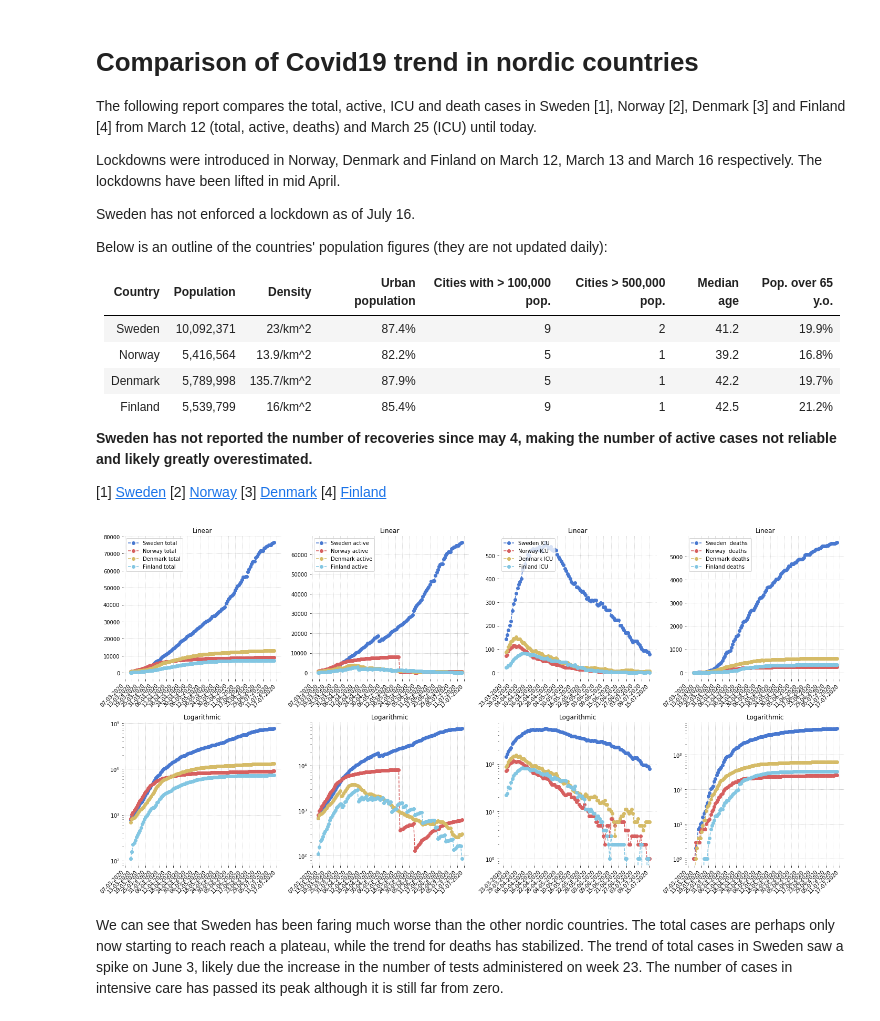
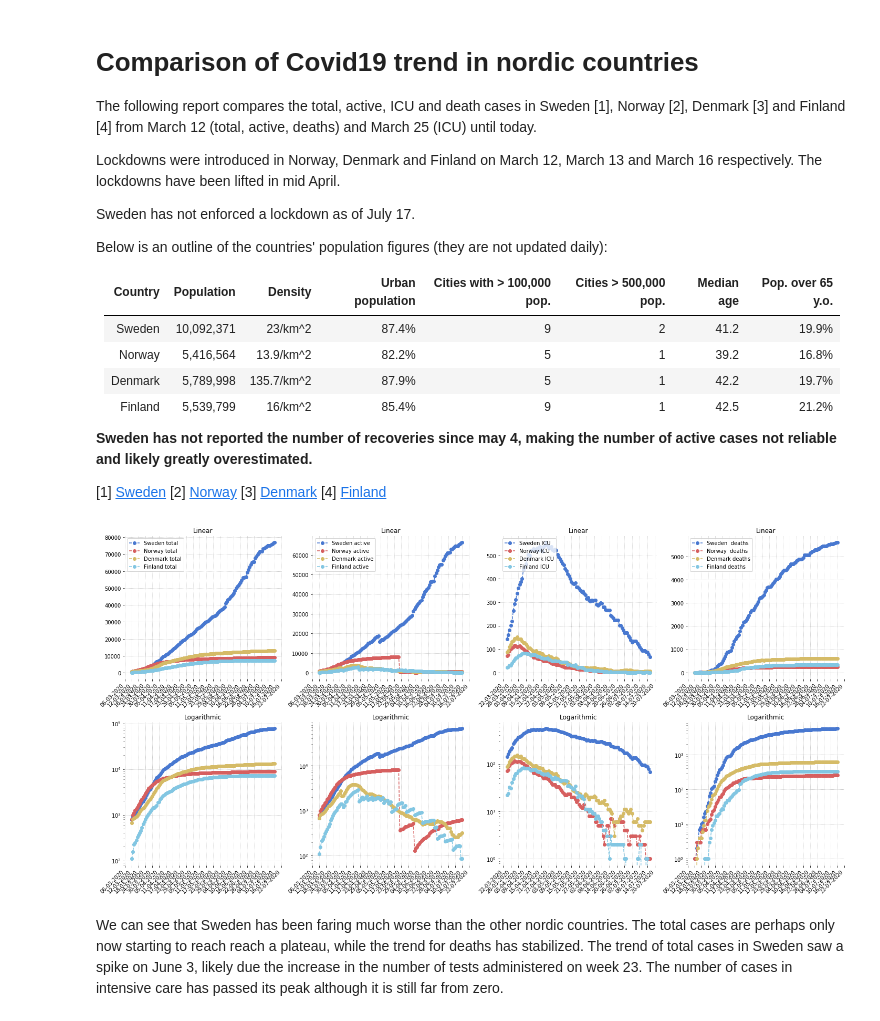
Before and after one commit to eera-l/Covid19-Sweden-Overview, a Jupyter notebook: c19-nordics.ipynb, the cells around one changed output. Saved outputs shown, nothing was run; the diff lists cells and outputs as text; code cells hidden in the pictures.

Commit message:
added data for july 16

```diff
--- a/c19-nordics.ipynb
+++ b/c19-nordics.ipynb
@@ -5,7 +5,7 @@ The following report compares the total, active, ICU and death cases in Sweden [
 
 Lockdowns were introduced in Norway, Denmark and Finland on March 12, March 13 and March 16 respectively. The lockdowns have been lifted in mid April.
 
-Sweden has not enforced a lockdown as of July 16.
+Sweden has not enforced a lockdown as of July 17.
 
 Below is an outline of the countries' population figures (they are not updated daily):
 
@@ -36,7 +36,7 @@ swe_tot = np.array([772, 924, 995, 1064, 1147, 1266, 1411, 1554, 1734, 1868, 198
                     33296, 33537, 34025, 34604, 35295, 35906, 36592, 37294, 37736, 38072, 38774, 40945, 42064, 43144, 43946, 44845, 45301,
                     46124, 46900, 48488, 49900, 51021, 51667, 52383, 53323, 54787, 56360, 56360, 56661, 56661, 59318, 61007, 62397, 64112,
                     65227, 65484, 65484, 67742, 68551, 69917, 70738, 71591, 71591, 71725, 73252, 73495, 74072, 74467, 75009, 75009, 75009,
-                    75911, 76224, 76681])
+                    75911, 76224, 76681, 77063])
 
 nor_tot = np.array([811, 1002, 1114, 1265, 1360, 1485, 1616, 1795, 1998, 2212, 2419, 2656, 2934, 3180, 3409, 3775, 4040, 4288, 4451, 4674,
                     4871, 5114, 5334, 5525, 5661, 5804, 5948, 6077, 6228, 6327, 6417, 6487, 6525, 6603, 6623, 6905, 6937, 7036, 7078, 7156,
@@ -44,7 +44,7 @@ nor_tot = np.array([811, 1002, 1114, 1265, 1360, 1485, 1616, 1795, 1998, 2212, 2
                     8132, 8157, 8175, 8196, 8219, 8237, 8249, 8257, 8267, 8281, 8309, 8332, 8346, 8352, 8364, 8383, 8401, 8411, 8422, 8437,
                     8440, 8446, 8455, 8477, 8504, 8522, 8531, 8547, 8561, 8576, 8594, 8608, 8620, 8628, 8631, 8647, 8660, 8692, 8708, 8726,
                     8742, 8745, 8751, 8772, 8788, 8788, 8832, 8846, 8855, 8862, 8879, 8896, 8902, 8921, 8926, 8930, 8936, 8947, 8950, 8965,
-                    8974, 8977, 8981, 8984, 9001, 9011])
+                    8974, 8977, 8981, 8984, 9001, 9011, 9015])
 
 dan_tot = np.array([674, 804, 836, 864, 914, 977, 1057, 1151, 1255, 1326, 1395, 1460, 1591, 1724, 1877, 2046, 2201, 2395, 2577, 2860, 3107,
                     3386, 3757, 4077, 4369, 4681, 5071, 5402, 5635, 5819, 5996, 6174, 6318, 6511, 6681, 6879, 7073, 7242, 7384, 7515, 7695,
@@ -53,7 +53,7 @@ dan_tot = np.array([674, 804, 836, 864, 914, 977, 1057, 1151, 1255, 1326, 1395,
                     11428, 11480, 11512, 11593, 11633, 11669, 11699, 11734, 11771, 11811, 11875, 11924, 11948, 11962, 12001,
                     12016, 12035, 12099, 12139, 12193, 12217, 12250, 12294, 12344, 12391, 12391, 12391, 12527, 12561, 12615,
                     12636, 12675, 12675, 12675, 12751, 12768, 12794, 12815, 12832, 12832, 12832, 12878, 12888, 12900, 12916,
-                    12946, 12946, 12946, 13037, 13061, 13092])
+                    12946, 12946, 12946, 13037, 13061, 13092, 13124])
 
 fin_tot = np.array([109, 155, 225, 244, 278, 322, 359, 400, 450, 523, 626, 700, 792, 880, 958, 1041, 1167, 1240, 1352, 1418, 1446,
                     1518, 1615, 1882, 1927, 2176, 2308, 2487, 2605, 2769, 2905, 2974, 3064, 3161, 3237, 3369, 3489, 3681, 3783,
@@ -61,7 +61,7 @@ fin_tot = np.array([109, 155, 225, 244, 278, 322, 359, 400, 450, 523, 626, 700,
                     5738, 5880, 5962, 5984, 6003, 6054, 6145, 6228, 6286, 6347, 6380, 6399, 6443, 6493, 6537, 6568, 6579, 6599,
                     6628, 6692, 6743, 6776, 6826, 6859, 6885, 6887, 6911, 6911, 6941, 6964, 6981, 7001, 7025, 7040, 7064, 7073,
                     7087, 7104, 7108, 7112, 7117, 7119, 7133, 7142, 7143, 7144, 7155, 7167, 7172, 7191, 7198, 7198, 7209, 7214,
-                    7236, 7241, 7242, 7248, 7253, 7257, 7262, 7265, 7273, 7279, 7291, 7294, 7295, 7296, 7293])
+                    7236, 7241, 7242, 7248, 7253, 7257, 7262, 7265, 7273, 7279, 7291, 7294, 7295, 7296, 7293, 7293])
 
 # ----------
 swe_act = np.array([685, 812, 958, 1036, 1113, 1187, 1276, 1412, 1607, 1734, 1897, 2003, 2243, 2448, 2747, 2948, 3326, 3574, 3928,
@@ -71,7 +71,7 @@ swe_act = np.array([685, 812, 958, 1036, 1113, 1187, 1276, 1412, 1607, 1734, 189
                     22853, 23390, 24026, 24296, 24534, 24988, 25487, 26081, 26644, 27260, 27915, 28350, 28668, 29302, 31396, 32495,
                     33499, 34297, 35185, 35608, 36396, 37105, 38668, 40042, 41158, 41804, 42503, 43400, 44753, 46311, 46311, 46611,
                     46611, 49196, 50854, 52204, 53892, 54961, 55209, 55209, 57439, 58229, 59551, 60331, 61174, 61174, 61307, 62820,
-                    63052, 63586, 63964, 64484, 64484, 64484, 65376, 65672, 66100])
+                    63052, 63586, 63964, 64484, 64484, 64484, 65376, 65672, 66100, 66475])
 
 nor_act = np.array([798, 994, 1105, 1252, 1344, 1467, 1584, 1782, 1951, 2151, 2372, 2609, 2848, 3064, 3352, 3745, 3985, 4251, 4401,
                     4589, 4820, 5065, 5279, 5456, 5584, 5757, 5965, 5909, 6079, 6169, 6258, 6365, 6437, 6452, 6615, 6721, 6744, 6840,
@@ -79,7 +79,7 @@ nor_act = np.array([798, 994, 1105, 1252, 1344, 1467, 1584, 1782, 1951, 2151, 23
                     7820, 7848, 7854, 7876, 7897, 7914, 7932, 7955, 7973, 7985, 7992, 8002, 8015, 8042, 370, 384, 390, 402, 421, 439,
                     448, 459, 474, 477, 483, 491, 513, 128, 146, 155, 171, 184, 199, 217, 228, 240, 248, 251, 267, 280, 311, 326, 344,
                     360, 363, 365, 386, 401, 401, 445, 459, 468, 475, 491, 507, 513, 532, 537, 541, 547, 558, 561, 575, 584, 587, 591,
-                    593, 610, 620])
+                    593, 610, 620, 623])
 
 dan_act = np.array([673, 803, 834, 861, 909, 972, 1052, 1144, 1245, 1312, 1381, 1435, 1558, 1689, 1835, 1993, 2135, 2322, 2499, 2769,
                     2109, 2174, 2425, 2633, 2863, 3116, 3377, 3563, 3662, 3799, 3781, 3778, 3798, 3697, 3624, 3535, 3348, 3049, 2888,
@@ -87,7 +87,7 @@ dan_act = np.array([673, 803, 834, 861, 909, 972, 1052, 1144, 1245, 1312, 1381,
                     1700, 1683, 1652, 1484, 1471, 1371, 1295, 1208, 1153, 1119, 1077, 1027, 978, 905, 892, 898, 860, 821, 809, 764,
                     785, 735, 733, 711, 665, 639, 609, 636, 616, 604, 577, 559, 519, 487, 512, 507, 528, 529, 527, 511, 502, 509,
                     509, 509, 578, 565, 590, 573, 563, 563, 563, 534, 514, 495, 440, 409, 409, 409, 336, 296, 290, 262, 260, 260,
-                    260, 297, 291, 300])
+                    260, 297, 291, 300, 319])
 
 fin_act = np.array([108, 154, 215, 234, 268, 312, 349, 390, 440, 512, 615, 689, 781, 867, 943, 1024, 1148, 1219, 1329, 1391, 1419, 1199,
                     1295, 1557, 1599, 1849, 1974, 2147, 2263, 2421, 2556, 2618, 2705, 2797, 2865, 1594, 1707, 1891, 1989, 1770, 1873,
@@ -95,7 +95,7 @@ fin_act = np.array([108, 154, 215, 234, 268, 312, 349, 390, 440, 512, 615, 689,
                     1713, 1428, 1470, 1558, 935, 989, 1049, 1080, 1098, 1339, 1387, 1431, 1462, 1472, 1191, 1216, 1279, 930,
                     962, 1010, 1039, 1067, 1067, 1090, 789, 819, 842, 858, 878, 901, 916, 539, 548, 562, 578, 582, 586, 591,
                     593, 607, 616, 617, 417, 428, 240, 245, 263, 270, 270, 281, 286, 208, 213, 213, 219, 224, 228, 233, 136,
-                    144, 150, 162, 165, 166, 165, 85])
+                    144, 150, 162, 165, 166, 165, 85, 85])
 
 # From march 25th
 swe_icu = np.array([142, 160, 182, 202, 219, 265, 293, 312, 339, 361, 376, 387, 400, 439, 451, 464, 486, 503, 500, 521, 522, 528,
@@ -103,22 +103,22 @@ swe_icu = np.array([142, 160, 182, 202, 219, 265, 293, 312, 339, 361, 376, 387,
                     466, 459, 443, 434, 422, 411, 401, 388, 381, 379, 383, 366, 366, 358, 352, 344, 347, 337, 331, 316, 320, 310,
                     305, 309, 307, 309, 308, 292, 287, 291, 298, 296, 280, 280, 268, 267, 267, 267, 245, 239, 232, 223, 223, 223,
                     223, 202, 201, 191, 182, 170, 170, 170, 157, 150, 139, 129, 135, 135, 135, 125, 118, 110, 100, 94, 94, 94, 89,
-                    87, 79])
+                    87, 79, 67])
 
 nor_icu = np.array([72, 75, 91, 101, 104, 110, 117, 114, 110, 112, 114, 109, 105, 101, 95, 92, 89, 83, 79, 73, 71, 64, 64, 65, 61, 58,
                     58, 58, 54, 50, 53, 50, 49, 52, 44, 40, 37, 37, 37, 33, 33, 33, 30, 28, 26, 24, 22, 22, 23, 23, 23, 20, 20, 20, 18,
                     16, 17, 14, 13, 12, 12, 14, 11, 11, 10, 8, 8, 8, 8, 9, 6, 6, 5, 5, 5, 5, 3, 2, 4, 5, 5, 3, 7, 7, 6, 5, 6, 6, 6, 7,
-                    6, 6, 6, 4, 4, 4, 2, 2, 3, 3, 3, 3, 3, 2, 2, 3, 2, 2, 2, 2, 1, 1, 1])
+                    6, 6, 6, 4, 4, 4, 2, 2, 3, 3, 3, 3, 3, 2, 2, 3, 2, 2, 2, 2, 1, 1, 1, 1])
 
 dan_icu = np.array([87, 94, 109, 121, 131, 137, 145, 146, 153, 143, 142, 144, 133, 127, 127, 120, 113, 106, 104, 100, 93, 89, 92, 93, 87,
                     84, 84, 81, 80, 74, 69, 70, 70, 72, 66, 66, 62, 61, 60, 62, 57, 49, 46, 43, 42, 39, 40, 43, 43, 37, 35, 32, 28, 27,
                     26, 25, 25, 23, 23, 19, 21, 20, 23, 22, 20, 18, 20, 20, 20, 21, 20, 17, 17, 15, 15, 16, 15, 17, 14, 14, 11, 11, 10,
-                    9, 6, 3, 6, 6, 6, 7, 8, 8, 9, 11, 11, 10, 9, 10, 11, 9, 6, 6, 6, 7, 5, 5, 5, 4, 5, 6, 6, 6, 6])
+                    9, 6, 3, 6, 6, 6, 7, 8, 8, 9, 11, 11, 10, 9, 10, 11, 9, 6, 6, 6, 7, 5, 5, 5, 4, 5, 6, 6, 6, 6, 6])
 
 fin_icu = np.array([22, 24, 32, 31, 41, 49, 56, 62, 65, 72, 73, 76, 81, 83, 82, 82, 81, 80, 77, 74, 75, 75, 76, 73, 70, 68, 67, 63, 63,
                     60, 61, 60, 62, 56, 56, 51, 48, 49, 52, 49, 49, 48, 44, 44, 45, 45, 45, 44, 34, 35, 33, 32, 30, 29, 34, 25, 20, 22,
                     21, 21, 19, 18, 11, 11, 11, 10, 11, 10, 9, 9, 7, 8, 8, 7, 6, 6, 4, 4, 4, 3, 2, 1, 3, 2, 2, 2, 2, 2, 2, 2, 2, 2, 2,
-                    1, 1, 0, 0, 0, 0, 0, 0, 0, 0, 1, 1, 2, 2, 0, 0, 0, 1, 1, 0])
+                    1, 1, 0, 0, 0, 0, 0, 0, 0, 0, 1, 1, 2, 2, 0, 0, 0, 1, 1, 0, 0])
 
 # From march 12th
 swe_d = np.array([1, 1, 2, 3, 7, 8, 10, 11, 16, 20, 23, 33, 40, 63, 78, 105, 112, 123, 167, 199, 259, 307, 358, 391, 428, 506, 618, 696,
@@ -126,25 +126,25 @@ swe_d = np.array([1, 1, 2, 3, 7, 8, 10, 11, 16, 20, 23, 33, 40, 63, 78, 105, 112
                   2604, 2667, 2686, 2698, 2787, 2877, 2959, 3056, 3191, 3229, 3239, 3279, 3343, 3476, 3550, 3669, 3689, 3694, 3712, 3783,
                   3857, 3895, 3956, 4029, 4032, 4066, 4146, 4243, 4291, 4361, 4408, 4415, 4433, 4501, 4578, 4598, 4674, 4678, 4689, 4722,
                   4757, 4824, 4849, 4887, 4892, 4892, 4909, 4952, 5063, 5078, 5078, 5079, 5079, 5151, 5182, 5222, 5249, 5295, 5304, 5304,
-                  5332, 5351, 5395, 5436, 5446, 5446, 5447, 5461, 5472, 5515, 5532, 5554, 5554, 5554, 5564, 5581, 5610])
+                  5332, 5351, 5395, 5436, 5446, 5446, 5447, 5461, 5472, 5515, 5532, 5554, 5554, 5554, 5564, 5581, 5610, 5617])
 
 nor_d = np.array([1, 1, 3, 3, 3, 3, 6, 7, 7, 7, 7, 10, 12, 13, 14, 19, 23, 26, 32, 39, 44, 50, 60, 62, 71, 77, 89, 101, 108, 113, 119, 128,
                   134, 139, 150, 152, 161, 164, 165, 181, 182, 187, 194, 199, 201, 201, 205, 206, 207, 210, 210, 211, 211, 214, 215, 216, 217,
                   218, 219, 219, 224, 228, 229, 232, 232, 232, 232, 233, 233, 234, 235, 235, 235, 235, 235, 235, 235, 236, 236, 236, 236, 236,
                   237, 237, 238, 238, 238, 238, 239, 239, 239, 242, 242, 242, 242, 242, 242, 243, 244, 244, 244, 244, 248, 248, 249, 249, 249,
-                  249, 249, 249, 250, 251, 251, 251, 251, 251, 251, 251, 251, 252, 252, 252, 252, 253, 253, 253])
+                  249, 249, 249, 250, 251, 251, 251, 251, 251, 251, 251, 251, 252, 252, 252, 252, 253, 253, 253, 254])
 
 dan_d = np.array([0, 0, 1, 2, 4, 4, 4, 6, 9, 13, 13, 24, 32, 34, 41, 52, 65, 72, 77, 90, 104, 123, 139, 161, 179, 187, 203, 218, 237, 247, 260,
                   273, 285, 299, 309, 321, 336, 346, 355, 364, 370, 384, 394, 403, 418, 422, 427, 434, 443, 452, 460, 475, 484, 493, 503, 506,
                   514, 522, 526, 529, 533, 527, 533, 537, 537, 543, 547, 548, 551, 554, 561, 561, 561, 562, 563, 563, 565, 568, 568, 571, 574,
                   576, 580, 580, 582, 586, 587, 589, 593, 593, 593, 593, 594, 597, 597, 598, 598, 598, 600, 600, 600, 600, 602, 603, 603, 603,
-                  604, 604, 604, 605, 605, 606, 606, 606, 606, 606, 607, 609, 609, 609, 609, 609, 609, 610, 610, 610])
+                  604, 604, 604, 605, 605, 606, 606, 606, 606, 606, 607, 609, 609, 609, 609, 609, 609, 610, 610, 610, 610])
 
 fin_d = np.array([0, 0, 0, 0, 0, 0, 0, 0, 0, 1, 1, 1, 1, 3, 4, 7, 9, 11, 13, 17, 17, 19, 20, 25, 28, 27, 34, 40, 42, 48, 49, 56, 59, 64, 72, 75,
                   82, 90, 94, 98, 141, 149, 172, 177, 186, 190, 193, 199, 206, 211, 218, 220, 230, 240, 246, 252, 255, 260, 265, 267, 271, 275,
                   284, 287, 293, 297, 298, 300, 301, 304, 306, 306, 306, 307, 308, 312, 313, 313, 314, 316, 318, 318, 320, 321, 322, 322, 322,
                   323, 323, 324, 324, 325, 325, 325, 326, 326, 326, 326, 326, 326, 326, 326, 327, 327, 327, 327, 328, 328, 328, 328, 328, 328,
-                  328, 328, 328, 328, 328, 328, 328, 328, 328, 328, 328, 328, 328, 328])
+                  328, 328, 328, 328, 328, 328, 328, 328, 328, 328, 328, 328, 328, 328, 328])
 
 interval = 6
 start = dt.date(2020, 3, 12)
@@ -229,34 +229,34 @@ ax7.plot(days_12, dan_d, '--yo', label='Denmark deaths')
 ax7.plot(days_12, fin_d, '--co', label='Finland deaths')
 ax7.legend(loc="upper left")
 ax7.set_title('Linear')
 ax7.xaxis.set_major_formatter(mdates.DateFormatter('%d-%m-%Y'))
 ax7.xaxis.set_major_locator(mdates.DayLocator(interval=interval))
 ax7.axes.grid(linestyle='dotted')
 
 ax8 = fig.add_subplot(248)
 ax8.plot(days_12, swe_d, '--bo')
 ax8.plot(days_12, nor_d, '--ro')
 ax8.plot(days_12, dan_d, '--yo')
 ax8.plot(days_12, fin_d, '--co')
 ax8.set_title('Logarithmic')
 ax8.xaxis.set_major_formatter(mdates.DateFormatter('%d-%m-%Y'))
 ax8.xaxis.set_major_locator(mdates.DayLocator(interval=interval))
 ax8.set_yscale('log')
 ax8.axes.grid(linestyle='dotted')
 
 
 for ax in fig.axes:
   for label in ax.get_xticklabels():
     label.set_ha("right")
     label.set_rotation(45)
 sns.set_color_codes('muted')
 sns.despine(left = True, bottom = True)
 fig.set_figheight(10)
 fig.set_figwidth(20)
 plt.tight_layout()
 plt.show()
 # %% [output]
-[figure, old version]
+[figure, new version]
 # %% [markdown]
 We can see that Sweden has been faring much worse than the other nordic countries. The total cases are perhaps only now starting to reach reach a plateau, while the trend for deaths has stabilized. The trend of total cases in Sweden saw a spike on June 3, likely due the increase in the number of tests administered on week 23. The number of cases in intensive care has passed its peak although it is still far from zero.
 # %% [markdown]
```
Also changed, not shown: parts of 2 cells of this notebook, 1 other file.
